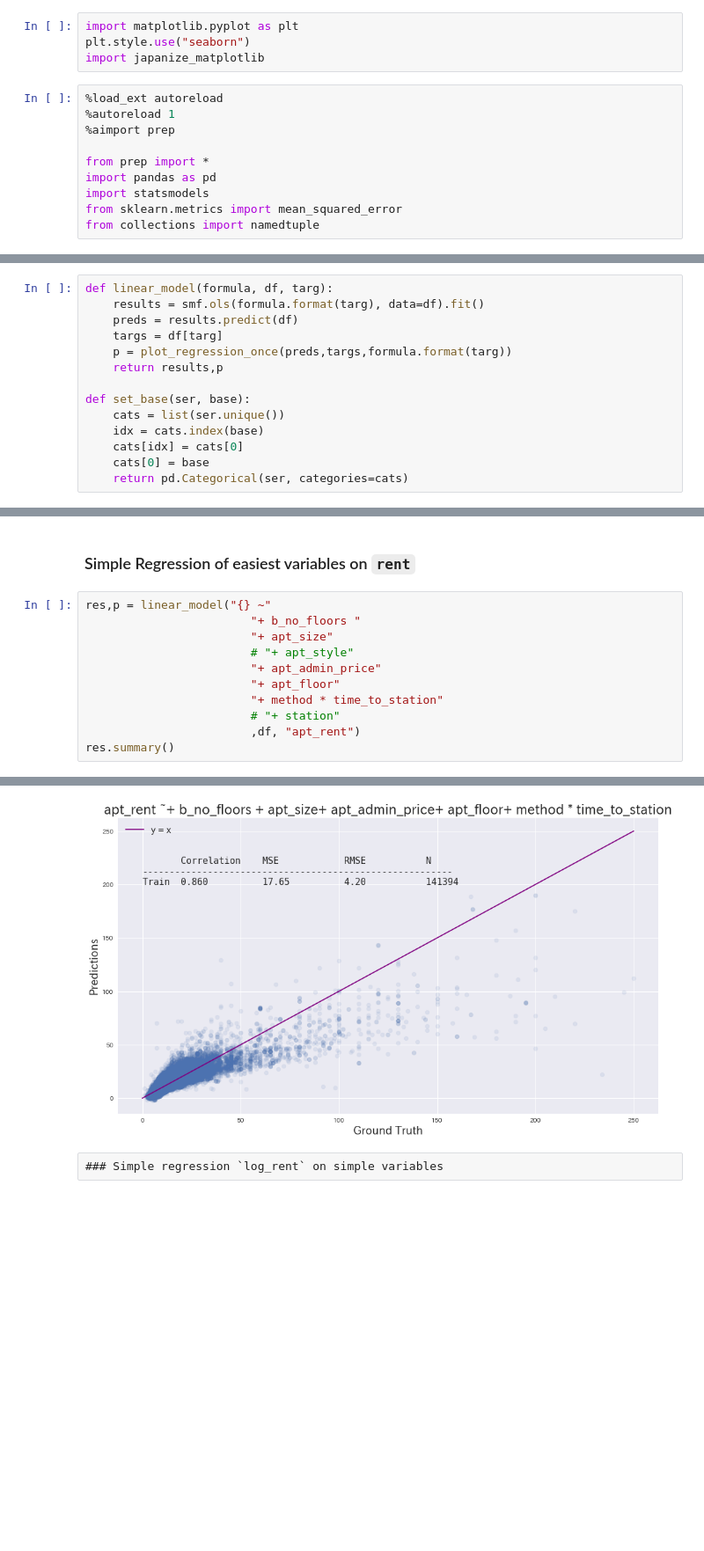
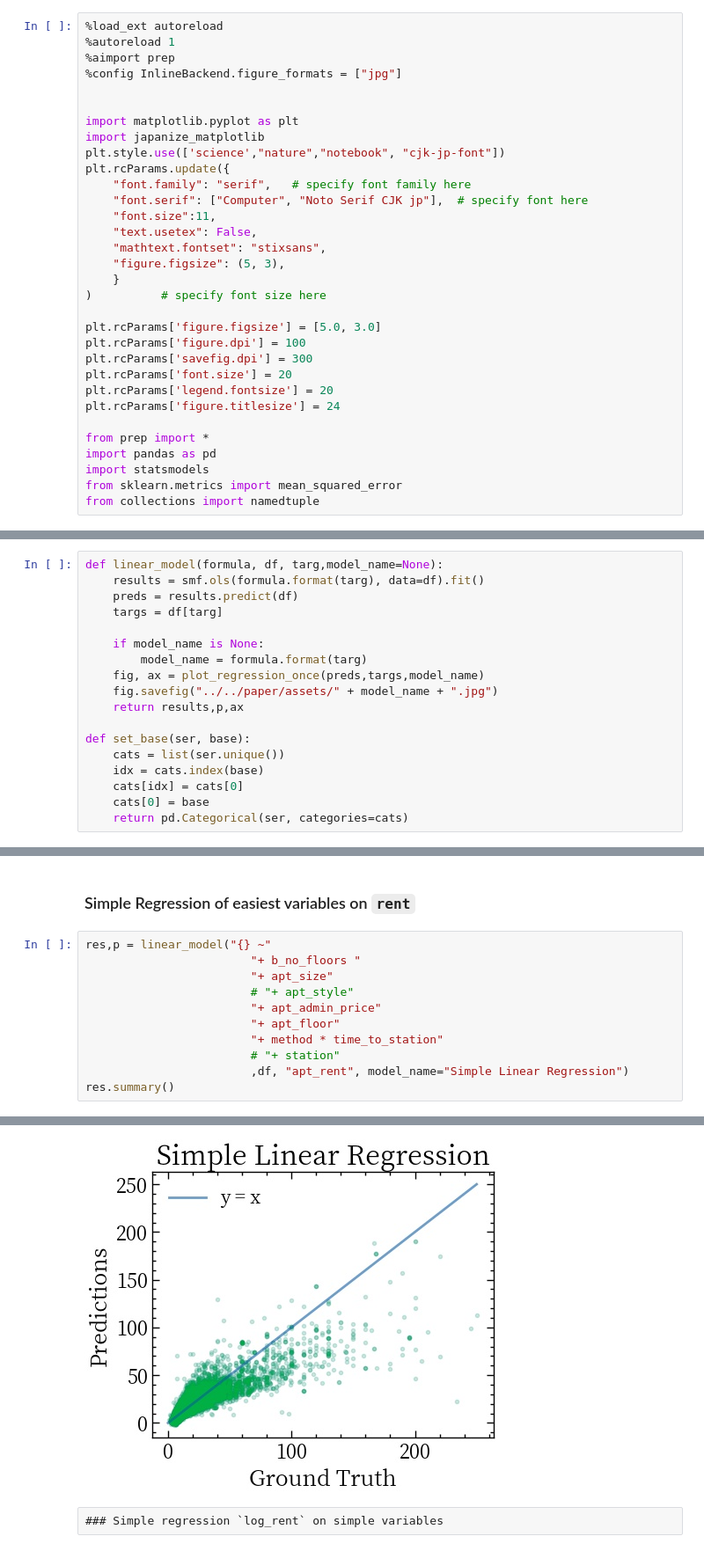
Before and after one commit to jiyans/real_estate_analysis, a Jupyter notebook: analysis/python/eda.ipynb, the cells around one changed output, grey strips where cells are left out. Shown: that part at 88% size. Drawn from its saved outputs; the diff is of its cells as text; blank space fills up the shorter version.

```diff
--- a/analysis/python/eda.ipynb
+++ b/analysis/python/eda.ipynb
@@ -1,13 +1,31 @@
 # %% [markdown]
 # Imports and Setup
-# %%
-import matplotlib.pyplot as plt
-plt.style.use("seaborn")
-import japanize_matplotlib
 # %%
 %load_ext autoreload
 %autoreload 1
 %aimport prep
+%config InlineBackend.figure_formats = ["jpg"]
+
+
+import matplotlib.pyplot as plt
+import japanize_matplotlib
+plt.style.use(['science',"nature","notebook", "cjk-jp-font"])
+plt.rcParams.update({
+    "font.family": "serif",   # specify font family here
+    "font.serif": ["Computer", "Noto Serif CJK jp"],  # specify font here
+    "font.size":11,
+    "text.usetex": False,
+    "mathtext.fontset": "stixsans",
+    "figure.figsize": (5, 3),
+    }
+)          # specify font size here
+
+plt.rcParams['figure.figsize'] = [5.0, 3.0]
+plt.rcParams['figure.dpi'] = 100
+plt.rcParams['savefig.dpi'] = 300
+plt.rcParams['font.size'] = 20
+plt.rcParams['legend.fontsize'] = 20
+plt.rcParams['figure.titlesize'] = 24
 
 from prep import *
 import pandas as pd
@@ -57,12 +69,16 @@ import statsmodels.formula.api as smf
 
 Also declare two helper functions
 # %%
-def linear_model(formula, df, targ):
+def linear_model(formula, df, targ,model_name=None):
     results = smf.ols(formula.format(targ), data=df).fit()
     preds = results.predict(df)
     targs = df[targ]
-    p = plot_regression_once(preds,targs,formula.format(targ))
-    return results,p
+
+    if model_name is None:
+        model_name = formula.format(targ)
+    fig, ax = plot_regression_once(preds,targs,model_name)
+    fig.savefig("../../paper/assets/" + model_name + ".jpg")
+    return results,p,ax
 
 def set_base(ser, base):
     cats = list(ser.unique())
@@ -85,7 +101,7 @@ res,p = linear_model("{} ~"
                         "+ apt_floor"
                         "+ method * time_to_station"
                         # "+ station"
-                        ,df, "apt_rent")
+                        ,df, "apt_rent", model_name="Simple Linear Regression")
 res.summary()
 # %% [output]
 OLS Regression Results
@@ -97,27 +113,27 @@ OLS Regression Results
 | No. Observations: | 141394 | AIC: | 8.072e+05 |
 | Df Residuals: | 141384 | BIC: | 8.073e+05 |
 | Df Model: | 9 |  |  |
 | Covariance Type: | nonrobust |  |  |
 |  | coef | std err | t | P>|t| | [0.025 | 0.975] |
 | Intercept | -1.8127 | 0.035 | -51.932 | 0.000 | -1.881 | -1.744 |
 | method[T.バス] | -4.3947 | 0.321 | -13.700 | 0.000 | -5.023 | -3.766 |
 | method[T.車] | -0.5969 | 2.797 | -0.213 | 0.831 | -6.079 | 4.886 |
 | b_no_floors | 0.1134 | 0.003 | 36.999 | 0.000 | 0.107 | 0.119 |
 | apt_size | 0.3877 | 0.001 | 579.460 | 0.000 | 0.386 | 0.389 |
 | apt_admin_price | 8.073e-05 | 2.33e-06 | 34.591 | 0.000 | 7.62e-05 | 8.53e-05 |
 | apt_floor | 0.1063 | 0.005 | 22.881 | 0.000 | 0.097 | 0.115 |
 | time_to_station | -0.1090 | 0.004 | -31.117 | 0.000 | -0.116 | -0.102 |
 | method[T.バス]:time_to_station | 0.1178 | 0.034 | 3.493 | 0.000 | 0.052 | 0.184 |
 | method[T.車]:time_to_station | -0.1601 | 0.250 | -0.641 | 0.521 | -0.649 | 0.329 |
 | Omnibus: | 199747.844 | Durbin-Watson: | 1.135 |
 | Prob(Omnibus): | 0.000 | Jarque-Bera (JB): | 261515271.924 |
 | Skew: | 7.805 | Prob(JB): | 0.00 |
 | Kurtosis: | 213.108 | Cond. No. | 2.11e+06 |
 Notes:
 [1] Standard Errors assume that the covariance matrix of the errors is correctly specified.
 [2] The condition number is large, 2.11e+06. This might indicate that there are
 strong multicollinearity or other numerical problems.
-[figure, old version]
+[figure, new version]
 # %% [raw]
 ### Simple regression `log_rent` on simple variables
 # %%
```
Also changed, not shown: parts of 12 cells of this notebook, 3 other files.
